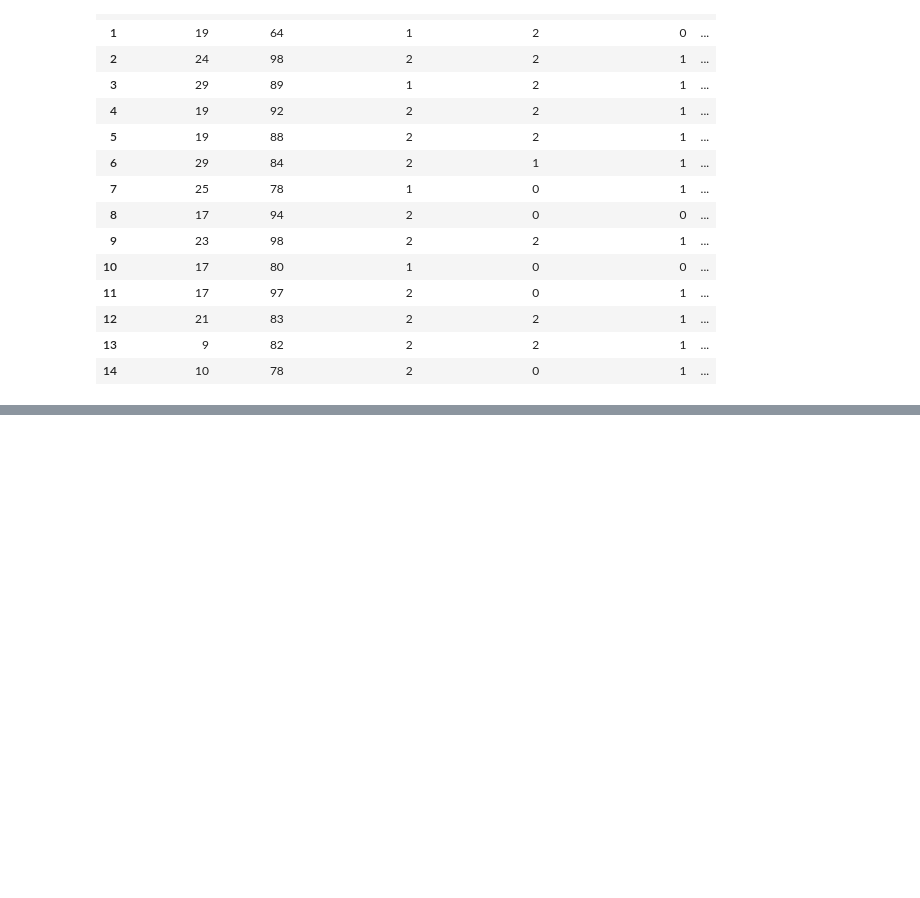
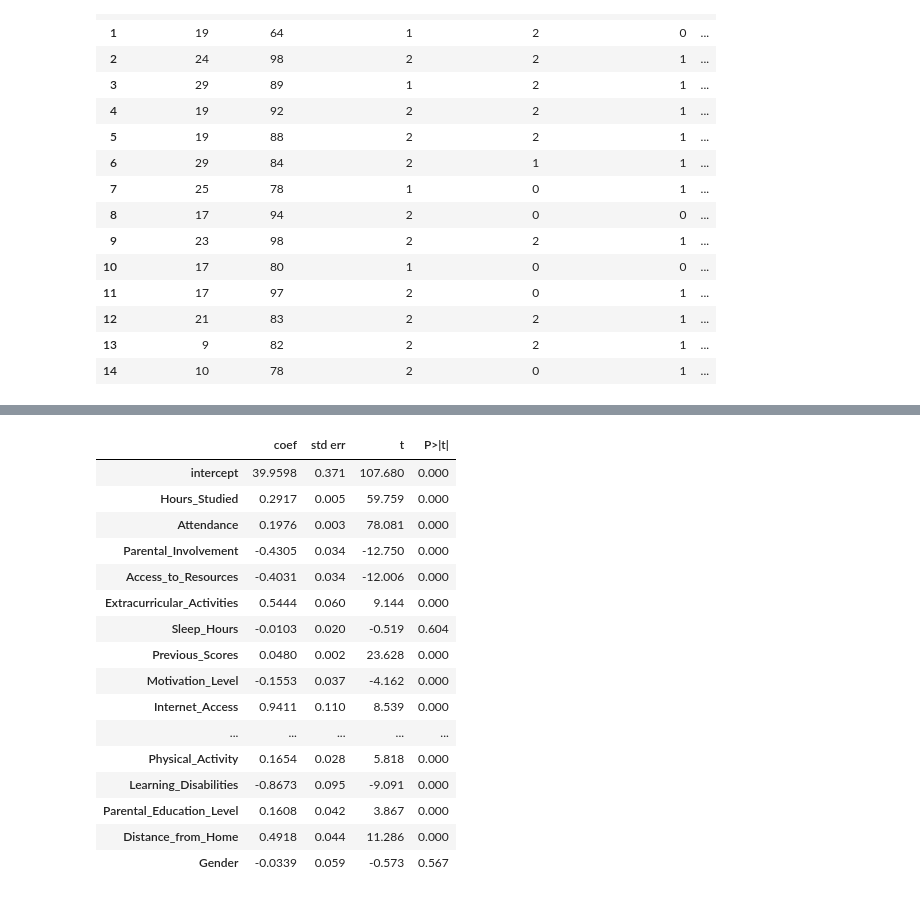
Before and after one commit to Louise726/DS-ML, a Jupyter notebook: DSML_Project.ipynb, the cells around one changed output, grey strips where cells are left out. Cells and saved outputs as stored; diff of their text form; code cells hidden in the pictures; blank space fills up the shorter version.

```diff
--- a/DSML_Project.ipynb
+++ b/DSML_Project.ipynb
@@ -266,0 +302,23 @@ Test different ML algorithms
+# %%
+X = MS(terms).fit_transform(data)
+model_all = sm.OLS(y,X)
+results_all=model_all.fit()
+summarize(results_all)
+# %% [output]
+|  | coef | std err | t | P>|t| |
+| intercept | 39.9598 | 0.371 | 107.680 | 0.000 |
+| Hours_Studied | 0.2917 | 0.005 | 59.759 | 0.000 |
+| Attendance | 0.1976 | 0.003 | 78.081 | 0.000 |
+| Parental_Involvement | -0.4305 | 0.034 | -12.750 | 0.000 |
+| Access_to_Resources | -0.4031 | 0.034 | -12.006 | 0.000 |
+| Extracurricular_Activities | 0.5444 | 0.060 | 9.144 | 0.000 |
+| Sleep_Hours | -0.0103 | 0.020 | -0.519 | 0.604 |
+| Previous_Scores | 0.0480 | 0.002 | 23.628 | 0.000 |
+| Motivation_Level | -0.1553 | 0.037 | -4.162 | 0.000 |
+| Internet_Access | 0.9411 | 0.110 | 8.539 | 0.000 |
+| ... | ... | ... | ... | ... |
+| Physical_Activity | 0.1654 | 0.028 | 5.818 | 0.000 |
+| Learning_Disabilities | -0.8673 | 0.095 | -9.091 | 0.000 |
+| Parental_Education_Level | 0.1608 | 0.042 | 3.867 | 0.000 |
+| Distance_from_Home | 0.4918 | 0.044 | 11.286 | 0.000 |
+| Gender | -0.0339 | 0.059 | -0.573 | 0.567 |
```
Also changed, not shown: parts of 21 cells of this notebook.
